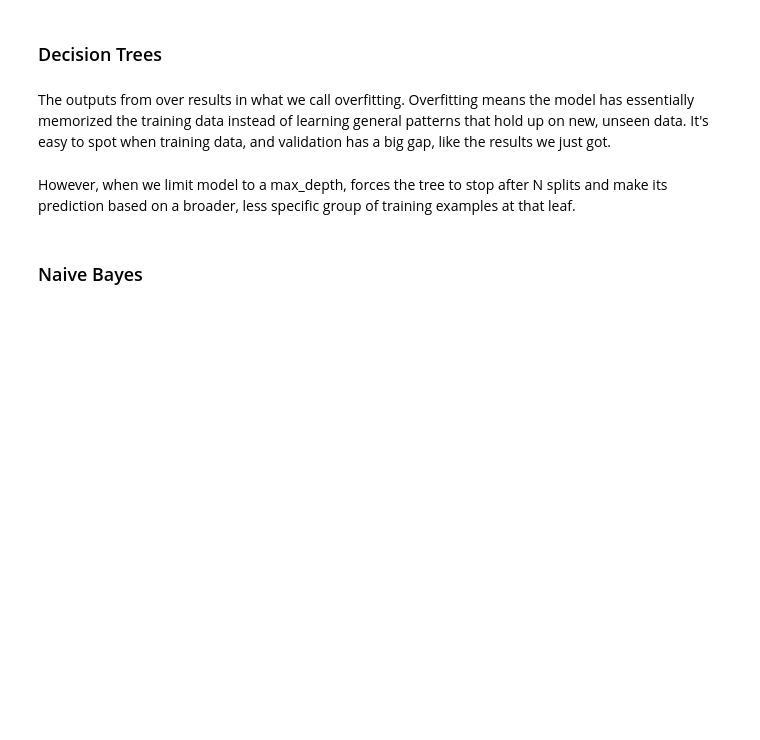
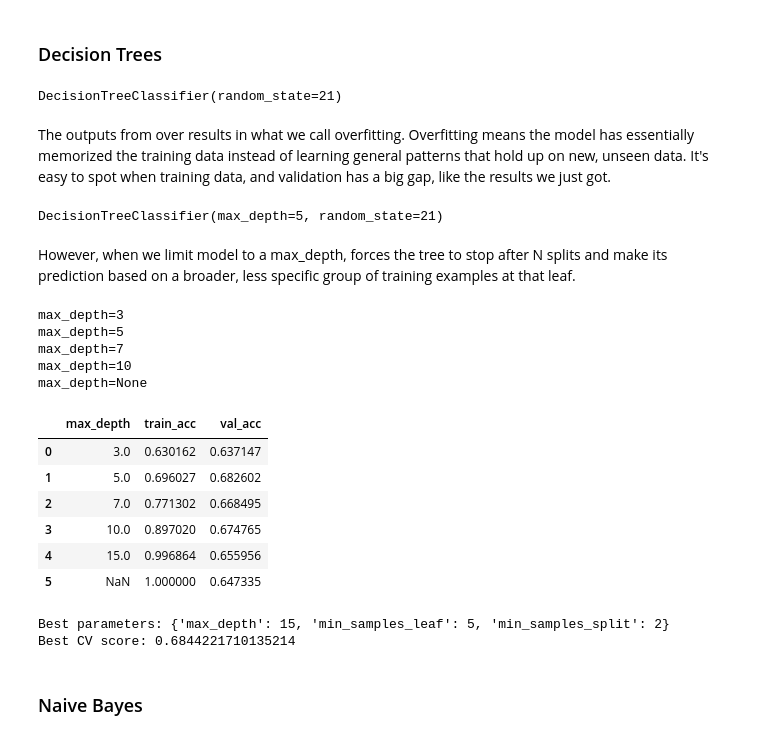
Before and after one commit to Wilbnil/Prakmas-2026, a Jupyter notebook: Oblig 1/Training and Evaluating Baseline Models.ipynb, the cells around one changed output. Cells and saved outputs as stored; diff of their text form; code cells hidden in the pictures; blank space fills up the shorter version.

```diff
--- a/Oblig 1/Training and Evaluating Baseline Models.ipynb
+++ b/Oblig 1/Training and Evaluating Baseline Models.ipynb
@@ -375,8 +590,2 @@ targets_test['Exam_Score'] = targets_test['Exam_Score'].map(gradesetter)
-# %%
-# Ordinal Encoding of the targets
-encoder = OrdinalEncoder(categories=[['Fail', 'D', 'C', 'B', 'A']])
-targets_train['Exam_Score']= (encoder.fit_transform(targets_train[['Exam_Score']]).astype(int))
-targets_validation['Exam_Score']= (encoder.transform(targets_validation[['Exam_Score']]).astype(int))
-targets_test['Exam_Score']= (encoder.transform(targets_test[['Exam_Score']]).astype(int))
 # %%
 targets_train.hist()
@@ -389,34 +602,52 @@ The baseline models include decision trees, naive bayes and linear regression.
 # %%
 # Train a decision tree with default hyperparameters
 dt_default = DecisionTreeClassifier(random_state=21)
-dt_default.fit(features_train, targets_train['Exam_Score'])
+dt_default.fit(features_train, targets_train['Grades'])
+# %% [output]
+DecisionTreeClassifier(random_state=21)
 # %% [markdown]
 The outputs from over results in what we call overfitting. Overfitting means the model has essentially memorized the training data instead of learning general patterns that hold up on new, unseen data. It's easy to spot when training data, and validation has a big gap, like the results we just got.
 # %%
 # Tune max_depth hyperparameter
 # Starting with max_depth=5
 dt_maxdepth_5 = DecisionTreeClassifier(max_depth=5, random_state=21)
-dt_maxdepth_5.fit(features_train, targets_train['Exam_Score'])
+dt_maxdepth_5.fit(features_train, targets_train['Grades'])
+# %% [output]
+DecisionTreeClassifier(max_depth=5, random_state=21)
 # %% [markdown]
 However, when we limit model to a max_depth, forces the tree to stop after N splits and make its prediction based on a broader, less specific group of training examples at that leaf.
 # %%
 # Trying with 3,5,7,10 and None for more depths/criterias
 for depth in [3, 5, 7, 10, None]:
     dt = DecisionTreeClassifier(max_depth=depth, random_state=21)
-    dt.fit(features_train, targets_train['Exam_Score'])
+    dt.fit(features_train, targets_train['Grades'])
     print(f'max_depth={depth}') #f updates the string with the value of depth
+# %% [output]
+max_depth=3
+max_depth=5
+max_depth=7
+max_depth=10
+max_depth=None
 # %%
 #A more cleaner way of presenting the results.
 #Intorducing max_depth=15 to see if it improves the model
 results = []
 for depth in [3, 5, 7, 10, 15, None]:
     dt = DecisionTreeClassifier(max_depth=depth, random_state=21)
-    dt.fit(features_train, targets_train['Exam_Score'])
-    train_acc = accuracy_score(targets_train['Exam_Score'], dt.predict(features_train))
-    val_acc = accuracy_score(targets_validation['Exam_Score'], dt.predict(features_validation))
+    dt.fit(features_train, targets_train['Grades'])
+    train_acc = accuracy_score(targets_train['Grades'], dt.predict(features_train))
+    val_acc = accuracy_score(targets_validation['Grades'], dt.predict(features_validation))
     results.append({'max_depth': depth, 'train_acc': train_acc, 'val_acc': val_acc})
 
 pd.DataFrame(results)
+# %% [output]
+|  | max_depth | train_acc | val_acc |
+| 0 | 3.0 | 0.630162 | 0.637147 |
+| 1 | 5.0 | 0.696027 | 0.682602 |
+| 2 | 7.0 | 0.771302 | 0.668495 |
+| 3 | 10.0 | 0.897020 | 0.674765 |
+| 4 | 15.0 | 0.996864 | 0.655956 |
+| 5 | NaN | 1.000000 | 0.647335 |
 # %%
 param_grid = {
     'max_depth': [3, 5, 7, 10, 15, None],
@@ -430,11 +661,14 @@ grid_search = GridSearchCV(
     scoring='f1_weighted',
     n_jobs=-1                  #forces to use all CPU cores, which speeds this up a lot (144 trees takes time)
 )
-grid_search.fit(features_train, targets_train['Exam_Score'])
+grid_search.fit(features_train, targets_train['Grades'])
 
 print("Best parameters:", grid_search.best_params_)
 print("Best CV score:", grid_search.best_score_)
 dt_best = grid_search.best_estimator_
+# %% [output]
+Best parameters: {'max_depth': 15, 'min_samples_leaf': 5, 'min_samples_split': 2}
+Best CV score: 0.6844221710135214
 # %% [markdown]
 ### Naive Bayes
 # %% [markdown]
```
Also changed, not shown: parts of 41 cells of this notebook.
